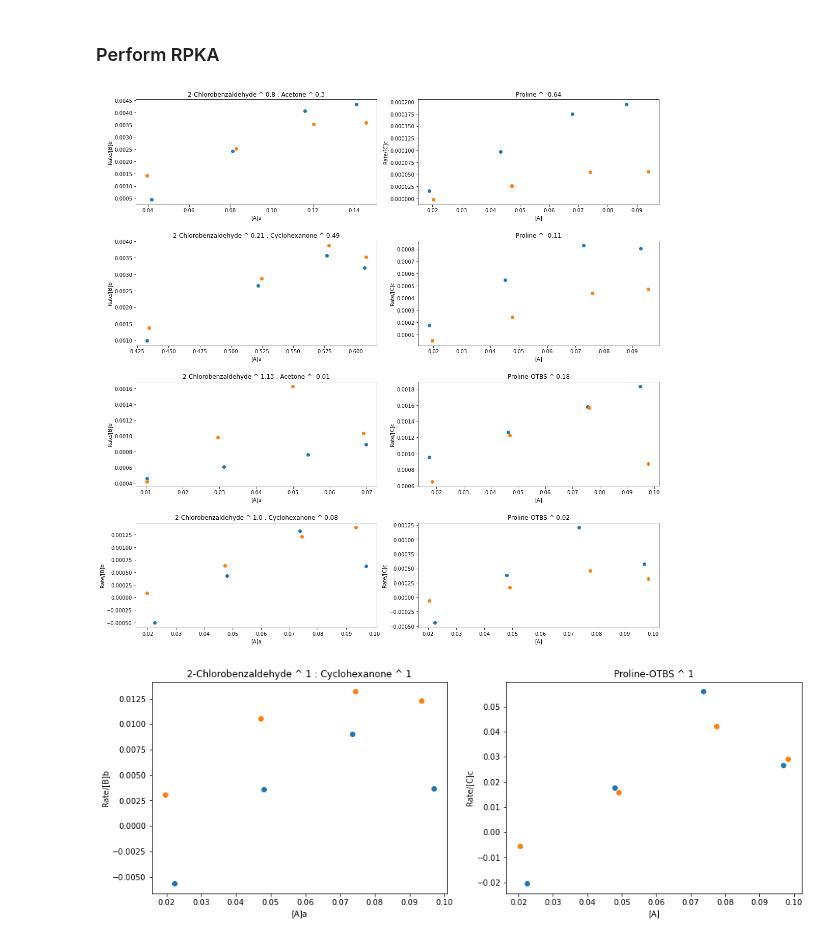
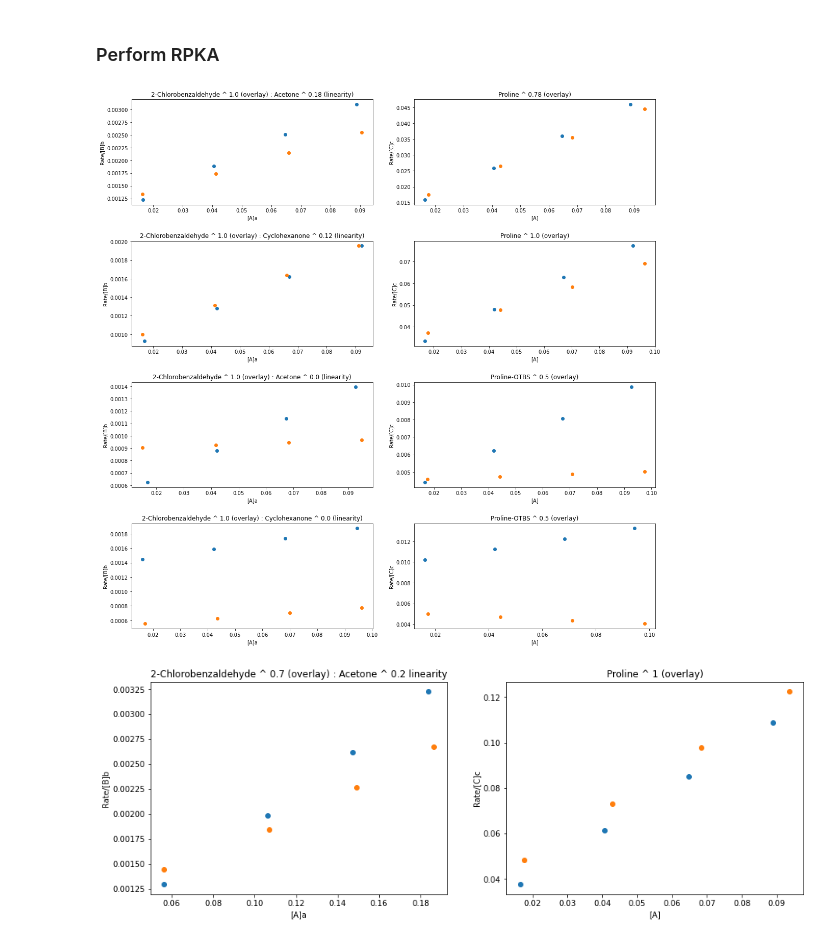
Before and after one commit to pdingwall/htke, a Jupyter notebook: htke_analysis_template_v1.9.1.ipynb, the cells around one changed output. Saved outputs shown, nothing was run; the diff lists cells and outputs as text; code cells hidden in the pictures.

Commit message:
Template works with RPKA and SPKA smoothing

```diff
--- a/htke_analysis_template_v1.9.1.ipynb
+++ b/htke_analysis_template_v1.9.1.ipynb
@@ -79,8 +80,11 @@ time_adjust_after = 2
 #     peaks.exp_area_sp(prominence, residence_time, peak_of_interest, time_adjust_before, time_adjust_after, var)
 #     print(var)
 # %%
+## PROMINENCE: Determine the peak prominences of a single wavelength
+processed_ir_data = peaks.prominence(prominence, peak_of_interest)
+
 ## EXP AREA: Determine the experimental areas of a single wavelength
-processed_ir_data = peaks.exp_area(prominence, residence_time, peak_of_interest, time_adjust_before, time_adjust_after)
+#processed_ir_data = peaks.exp_area(prominence, residence_time, peak_of_interest, time_adjust_before, time_adjust_after)
 
 ## Visualise which peaks have been picked - single peak
 peaks.plot(processed_ir_data, peak_of_interest)
@@ -119,20 +117,23 @@ spka = SPKA(experimental_data)
 # %%
 spka_data = spka.spka('[A]0')
 #spka.plot(spka_data)
+# %%
+spka_data = spka.spka_best_fit(spka_data)
+#spka.plot(spka_data)
 # %% [markdown]
 ### Perform RPKA
 # %%
 rpka = RPKA(spka_data, points_per_reaction)
 # %%
-rpka_results = rpka.diff_excess()
+rpka_results = rpka.diff_excess('TNC', 0, 1, 1)
 rpka.check_results(rpka_results)
 #rpka_results
 # %% [output]
-[figure, old version]
+[figure, new version]
 # %%
-rpka.manual(3,1,1,1)
+rpka.manual(0, .7, .2, 1)
 # %% [output]
-[figure, old version]
+[figure, new version]
 # %%
 # Set up excelwriter
 writer = pd.ExcelWriter(ir_data['Exp No'][0] + ' - ' +   # Adds experiment title - name of txt file
```
Also changed, not shown: parts of 11 cells of this notebook.
